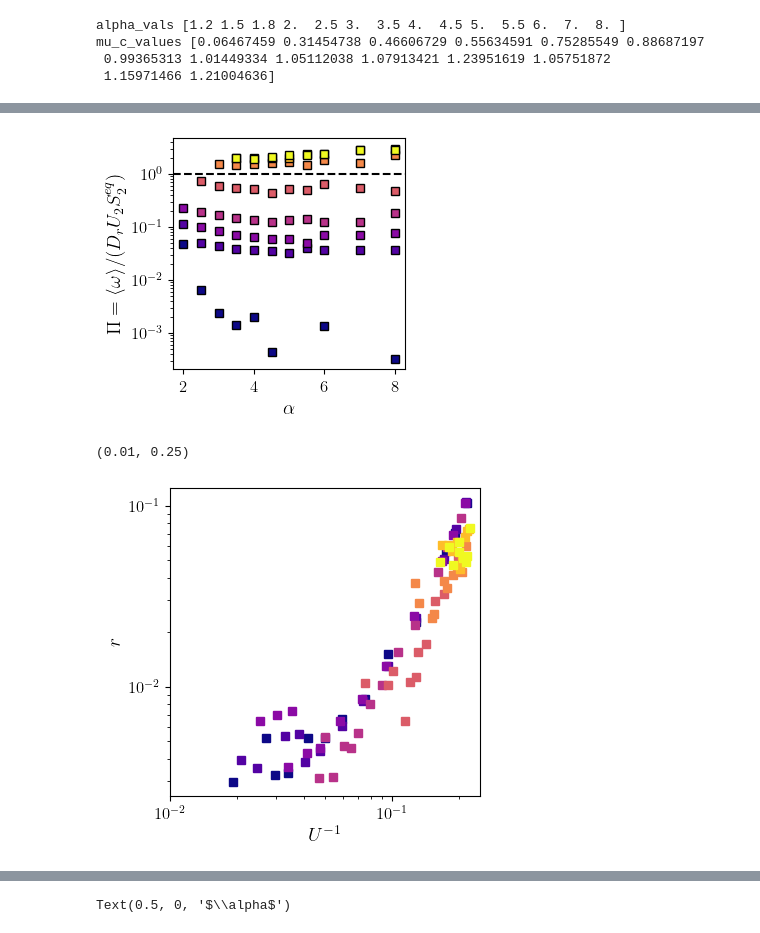
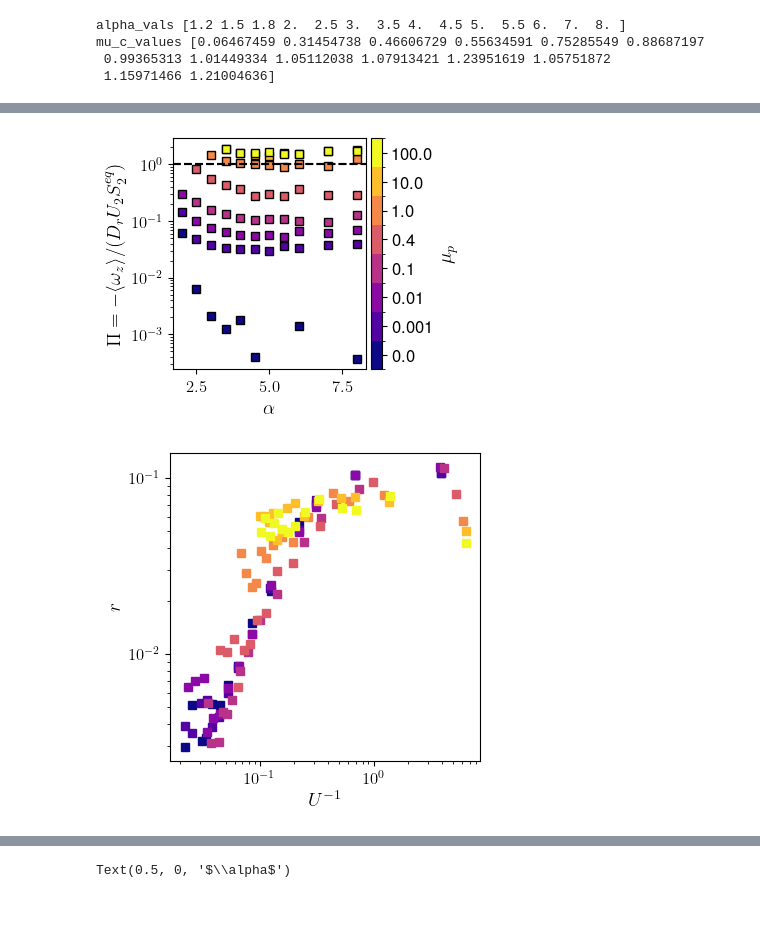
Before and after one commit to JBil8/Data_processing_orientations, a Jupyter notebook: maier_3d.ipynb, the cells around one changed output, grey strips where cells are left out. Saved outputs shown, nothing was run; the diff lists cells and outputs as text; code cells hidden in the pictures.

```diff
--- a/maier_3d.ipynb
+++ b/maier_3d.ipynb
@@ -2262,8 +2347,8 @@ for i_cof, cof_val in enumerate(cofs):
     Pe = shear_rates[i_cof, 0, :] / (D_r[i_cof, 0, :])
     shear_at_amgle = beta* np.sin(2 *theta_d[i_cof, 0, :])
 
-    ax.plot(
-        1 / (U1_self_consistents[i_cof, 0, :]),
+    ax.loglog(
+        1 / (U2_theoretical[i_cof, 0, :]),
         biaxiality[i_cof, 0, :],
         's',
         label=f"{cof_val}",
@@ -2272,5 +2357,5 @@ for i_cof, cof_val in enumerate(cofs):
     )
 # ax.set_xlabel(f"$\\alpha$")
 ax.set_xlabel("$1/ U$")
-ax.set_ylabel("$\\lambda_2- \\lambda_3$")
+ax.set_ylabel("$r$")
 # %% [output]
@@ -2383,8 +2485,8 @@ colors_alpha = [cmap_alpha(i / (len(aspect_ratios) - 1)) for i in range(len(aspe
 
 for i_alpha, alpha_val in enumerate(aspect_ratios):
 
-    ax.loglog(
-        cofs ,
+    ax.plot(
+        U1_theoretical[:, 0, i_alpha] * S2_scalar_theoretical[:, 0, i_alpha],
         -2 * omega[:, 0, i_alpha, 2] / shear_rates[:, 0, i_alpha] ,
         # - 2*omega[i_cof, 0, :, 2] * shear_rates[i_cof, 0, :]/ D_r[i_cof, 0, :],
         label=f"{alpha_val}",
@@ -2392,8 +2494,10 @@ for i_alpha, alpha_val in enumerate(aspect_ratios):
         marker='o'
     )
 
-ax.set_xlabel(f"$\\mu_p$")
+ax.set_xlabel(f"$U$")
 ax.set_ylabel("$2 \\langle \\omega_z \\rangle / \\dot\\gamma $")
 # ax.set_xlim(-0.01, 0.1)
+# ax.set_ylim(0.005, 2,)
 ax.legend(title="$\\alpha=$", bbox_to_anchor=(1.05, 1.0), fontsize=10)
+fig.savefig(f"omega_vs_U1_mup_all.pdf", dpi=300, bbox_inches='tight')
 # %% [output]
@@ -2902,6 +3027,7 @@ for i, alpha_index in enumerate(alpha_indexs):
         )
         # ax[i].errorbar(thetas, omega_theta, std_omega_theta, mfc=colors_cof[i_cof],mec=colors_cof[i_cof],
         #          ecolor=colors_cof[i_cof], fmt='o', capsize=5, linestyle='None', linewidth=0.5)
+        theta_d[i_cof, 0, alpha_index] = theta_d[i_cof, 0, alpha_index] if theta_d[i_cof, 0, alpha_index] >0 else theta_d[i_cof, 0, alpha_index] + np.pi
         ax[i].axvline(theta_d[i_cof, 0, alpha_index]*180/np.pi, color=colors_cof[i_cof], linestyle=':', label="$\\eta$")
 
 
@@ -2923,7 +3049,7 @@ for i, alpha_index in enumerate(alpha_indexs):
     # ax[i].set_title(f"$\\alpha = {alpha_values[i]}$")
     ax[i].set_xlabel("$\\vartheta$ [deg]")
 
-ax[0].set_ylabel("-$\langle \\omega(\\vartheta)   \\rangle  /\\dot \\gamma $")
+ax[0].set_ylabel("-$\\langle \\omega_z(\\vartheta)   \\rangle  /\\dot \\gamma $")
 fig.tight_layout()
 fig.savefig(f"avg_omega_bin.pdf", dpi=300, bbox_inches='tight')
 # %% [output]
@@ -2940,7 +3117,7 @@ for i_cof, cof_val in enumerate(cofs):
     theta_shifted = np.where(theta_d[i_cof, i_I, :] < 0, theta_d[i_cof, i_I, :] + np.pi, theta_d[i_cof, i_I, :])
 
     for j, alpha in enumerate(aspect_ratios):
-        beta = (alpha**2 - 1) / (alpha**2 + 1)
+        beta = (alpha**2flow - 1) / (alpha**2 + 1)
 
         thetas = theta_bins[i_cof, 0, j, :]
         omega_theta = omega_bins[i_cof, 0, j, :]
@@ -3032,55 +3209,53 @@ if not isinstance(ax, np.ndarray):
     ax = [ax]
 
 beta = (aspect_ratios**2 - 1) / (aspect_ratios**2 + 1)
 Pis = np.zeros((len(cofs), 1, len(aspect_ratios)))
 mask_S2 = S2_scalar_theoretical > 0.05
 for i_cof, cof_val in enumerate(cofs):
     Pe = (-omega[i_cof, 0, :, 2] ) / (D_r[i_cof, 0, :])
-    U1_curr = U1_self_consistents[i_cof, 0, :]
+    # Pe = central_omega_norm[i_cof, :]
+    U1_curr = U1_theoretical[i_cof, 0, :]
     S2_curr = S2_scalar_theoretical[i_cof, 0, :]
     S2_mask = S2_curr * U1_curr < 1.0
-    Pis[i_cof, 0, :] = Pe / (U1_self_consistents[i_cof, 0, :] * S2_scalar_theoretical[i_cof, 0, :])
+    Pis[i_cof, 0, :] = Pe / (U1_theoretical[i_cof, 0, :] * S2_scalar_theoretical[i_cof, 0, :])
     Pis[i_cof, 0, S2_mask] = np.nan
     Pe[~S2_mask] = np.nan
 
     ax[0].plot(
         aspect_ratios,
         Pis[i_cof, 0, :],
         's',
         label=f"{cof_val}",
         color=colors_cof[i_cof],
         markeredgecolor='k',
     )
 
-    # ax[0].plot(
-    #     aspect_ratios,
-    #     Pe,
-    #     'o',
-    #     label=f"{cof_val}",
-    #     color=colors_cof[i_cof],
-    #     alpha = 1
-    # )
-
-
-    # ax[1].plot(
-    #     aspect_ratios,
-    #     Pe,
-    #     's',
-    #     label=f"{cof_val}",
-    #     color=colors_cof[i_cof]
-    # )
-
 # ax.set_xlabel(f"$\\alpha$")
 ax[0].set_xlabel("$\\alpha$")
 # ax.set_ylabel("$\\chi Pe/ 6 U S_2$")
-ax[0].set_ylabel("$\\Pi = \\langle \\omega \\rangle / (D_r U_2 S_2^{eq})$")
+ax[0].set_ylabel("$\\Pi = - \\langle \\omega_z \\rangle / (D_r U_2 S_2^{eq})$")
 # ax.set_ylabel("$\\Pi =  \\chi (1 -S_2)/ ( C U S_2)$")
 ax[0].set_yscale('log')
+
+ax[0].axhline(1.0, color='k', linestyle='--', linewidth=1.5, label="$\\Pi = 1$")
+
+cmap_discrete = mcolors.ListedColormap(colors_cof)
+
+bounds = np.arange(len(cofs) + 1)
+norm = mcolors.BoundaryNorm(bounds, cmap_discrete.N)
+
+sm = cm.ScalarMappable(cmap=cmap_discrete, norm=norm)
+
+cbar = fig.colorbar(sm, ax=ax[0], pad=0.02)
+
+cbar.set_ticks(np.arange(len(cofs)) + 0.5)
+cbar.set_ticklabels([str(val) for val in cofs])
+cbar.set_label("$\\mu_p$") # Or whichever label you prefer for friction
 # ax.set_xlim(2.5, 8.1)
 ax[0].axhline(1.0, color='k', linestyle='--', linewidth=1.5, label="$\\Pi = 1$")
 fig.savefig(f"Pi_vs_alpha_I_{I}.pdf", dpi=300, bbox_inches='tight')
 # %% [output]
-[figure, old version]
+[figure, new version]
 # %%
 mask_S2 = S2_scalar_theoretical > 0.05
 # %%
@@ -3093,7 +3268,7 @@ beta = (aspect_ratios**2 - 1) / (aspect_ratios**2 + 1)
 for i_cof, cof_val in enumerate(cofs):
     Pe = -omega[i_cof, 0, :, 2] / shear_rates[i_cof, 0, :]
     ax.loglog(
-        1/U1_self_consistents[i_cof, 0, :],
+        1/U1_theoretical[i_cof, 0, :],
         biaxiality[i_cof, 0, :],
         's',
         label=f"{cof_val}",
@@ -3102,10 +3277,9 @@ for i_cof, cof_val in enumerate(cofs):
 ax.set_ylabel("$r$")
 ax.set_xlabel("$U^{-1}$")
 ax.set_yscale('log')
-ax.set_xlim(0.01, 0.25)
+# ax.set_xlim(0.01, 0.25)
 # ax.axhline(1.0, color='k', linestyle='--', linewidth=1.5, label="$\\Pi = 1$")
 # fig.savefig(f"omega_over_shear_rate_vs_alpha.pdf", dpi=300, bbox_inches='tight')
 # %% [output]
-(0.01, 0.25)
-[figure, old version]
+[figure, new version]
 # %%
```
Also changed, not shown: parts of 25 cells of this notebook, 6 other files.
